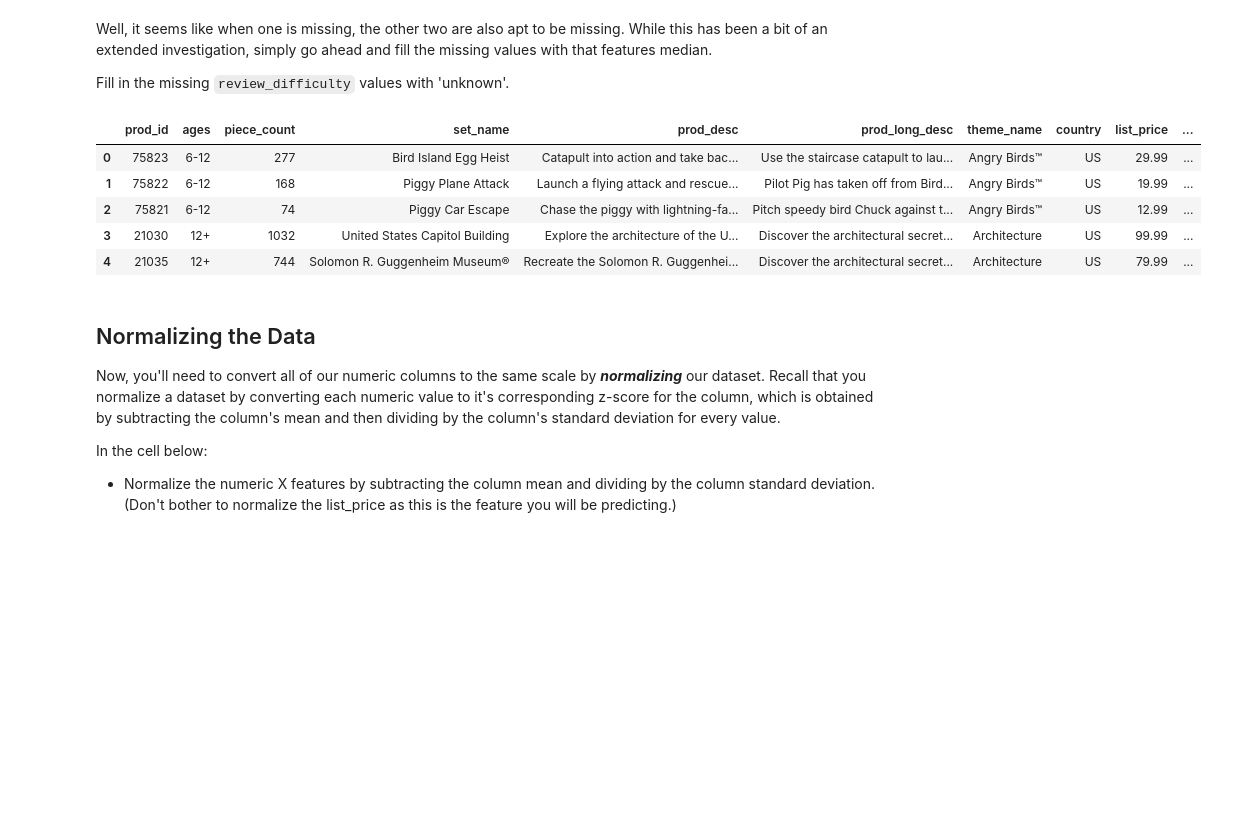
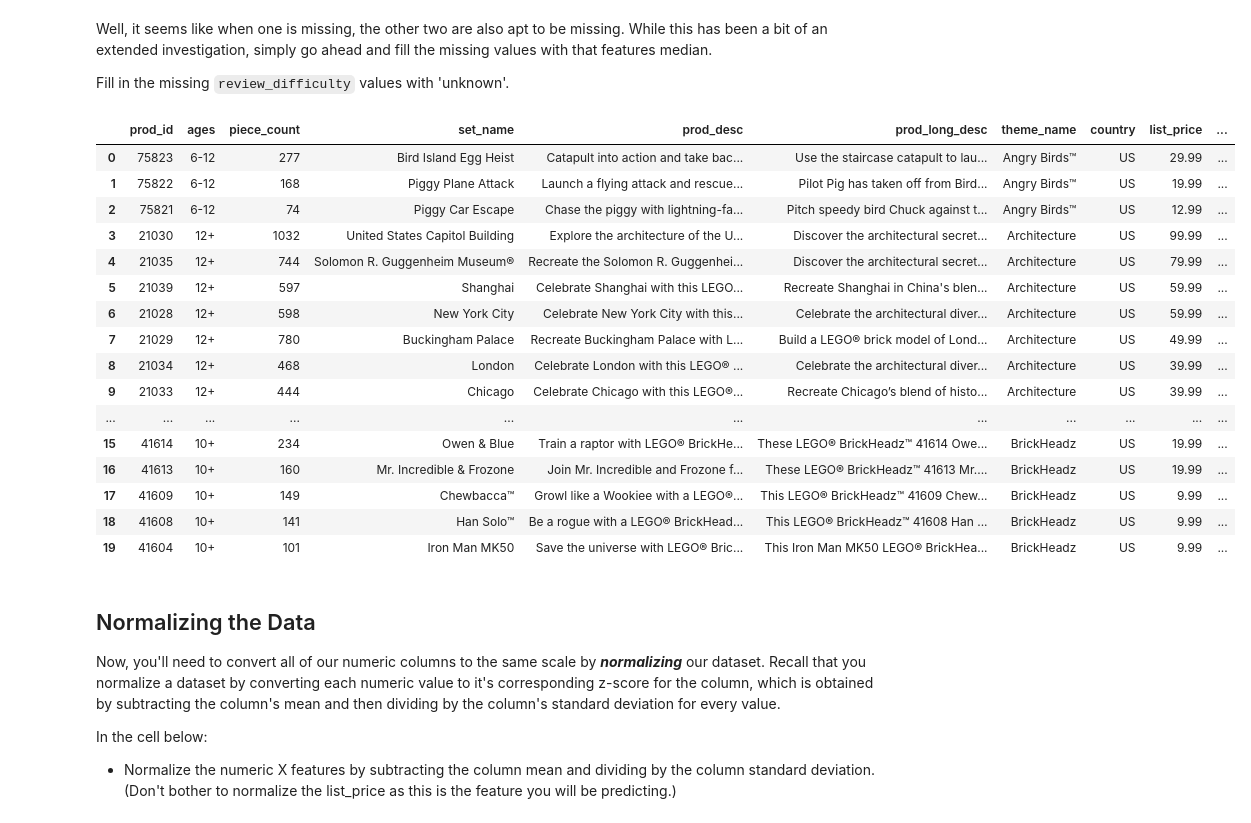
Before and after one commit to BSHaidar/dsc-scrubbing-and-cleaning-data-lab-dc-ds-career-042219, a Jupyter notebook: index.ipynb, the cells around one changed output. Cells and saved outputs as stored; diff of their text form; code cells hidden in the pictures; blank space fills up the shorter version.

```diff
--- a/index.ipynb
+++ b/index.ipynb
@@ -211,14 +211,25 @@ df['star_rating'].fillna(value=df.star_rating.median(), inplace=True)
 df['val_star_rating'].fillna(value=df.val_star_rating.median(), inplace=True)
 df['review_difficulty'].fillna(value='unknown', inplace=True)
 # %%
-df.head()
+df.head(20)
 # %% [output]
 |  | prod_id | ages | piece_count | set_name | prod_desc | prod_long_desc | theme_name | country | list_price | ... |
 | 0 | 75823 | 6-12 | 277 | Bird Island Egg Heist | Catapult into action and take bac... | Use the staircase catapult to lau... | Angry Birds™ | US | 29.99 | ... |
 | 1 | 75822 | 6-12 | 168 | Piggy Plane Attack | Launch a flying attack and rescue... | Pilot Pig has taken off from Bird... | Angry Birds™ | US | 19.99 | ... |
 | 2 | 75821 | 6-12 | 74 | Piggy Car Escape | Chase the piggy with lightning-fa... | Pitch speedy bird Chuck against t... | Angry Birds™ | US | 12.99 | ... |
 | 3 | 21030 | 12+ | 1032 | United States Capitol Building | Explore the architecture of the U... | Discover the architectural secret... | Architecture | US | 99.99 | ... |
 | 4 | 21035 | 12+ | 744 | Solomon R. Guggenheim Museum® | Recreate the Solomon R. Guggenhei... | Discover the architectural secret... | Architecture | US | 79.99 | ... |
+| 5 | 21039 | 12+ | 597 | Shanghai | Celebrate Shanghai with this LEGO... | Recreate Shanghai in China's blen... | Architecture | US | 59.99 | ... |
+| 6 | 21028 | 12+ | 598 | New York City | Celebrate New York City with this... | Celebrate the architectural diver... | Architecture | US | 59.99 | ... |
+| 7 | 21029 | 12+ | 780 | Buckingham Palace | Recreate Buckingham Palace with L... | Build a LEGO® brick model of Lond... | Architecture | US | 49.99 | ... |
+| 8 | 21034 | 12+ | 468 | London | Celebrate London with this LEGO® ... | Celebrate the architectural diver... | Architecture | US | 39.99 | ... |
+| 9 | 21033 | 12+ | 444 | Chicago | Celebrate Chicago with this LEGO®... | Recreate Chicago’s blend of histo... | Architecture | US | 39.99 | ... |
+| ... | ... | ... | ... | ... | ... | ... | ... | ... | ... | ... |
+| 15 | 41614 | 10+ | 234 | Owen & Blue | Train a raptor with LEGO® BrickHe... | These LEGO® BrickHeadz™ 41614 Owe... | BrickHeadz | US | 19.99 | ... |
+| 16 | 41613 | 10+ | 160 | Mr. Incredible & Frozone | Join Mr. Incredible and Frozone f... | These LEGO® BrickHeadz™ 41613 Mr.... | BrickHeadz | US | 19.99 | ... |
+| 17 | 41609 | 10+ | 149 | Chewbacca™ | Growl like a Wookiee with a LEGO®... | This LEGO® BrickHeadz™ 41609 Chew... | BrickHeadz | US | 9.99 | ... |
+| 18 | 41608 | 10+ | 141 | Han Solo™ | Be a rogue with a LEGO® BrickHead... | This LEGO® BrickHeadz™ 41608 Han ... | BrickHeadz | US | 9.99 | ... |
+| 19 | 41604 | 10+ | 101 | Iron Man MK50 | Save the universe with LEGO® Bric... | This Iron Man MK50 LEGO® BrickHea... | BrickHeadz | US | 9.99 | ... |
 # %% [markdown]
 ## Normalizing the Data
 
```
